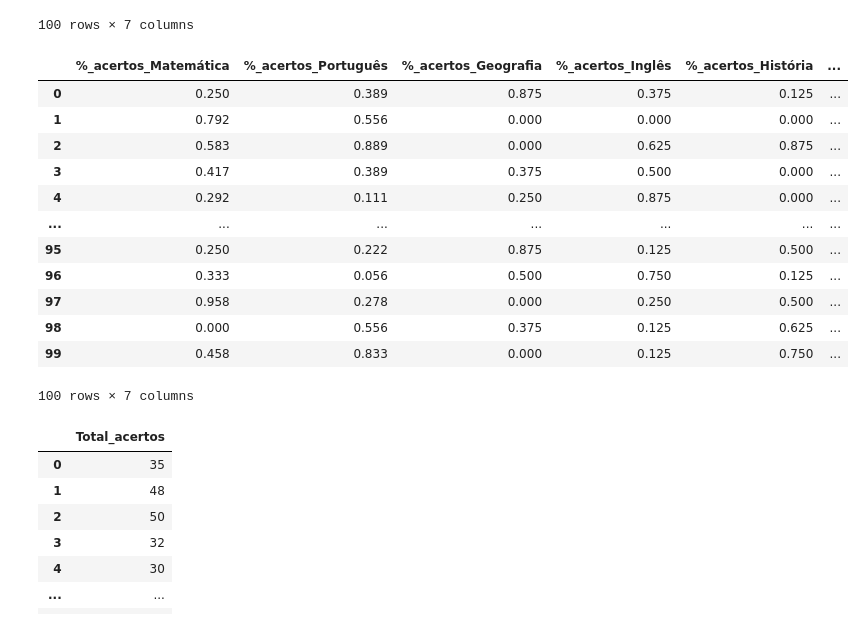
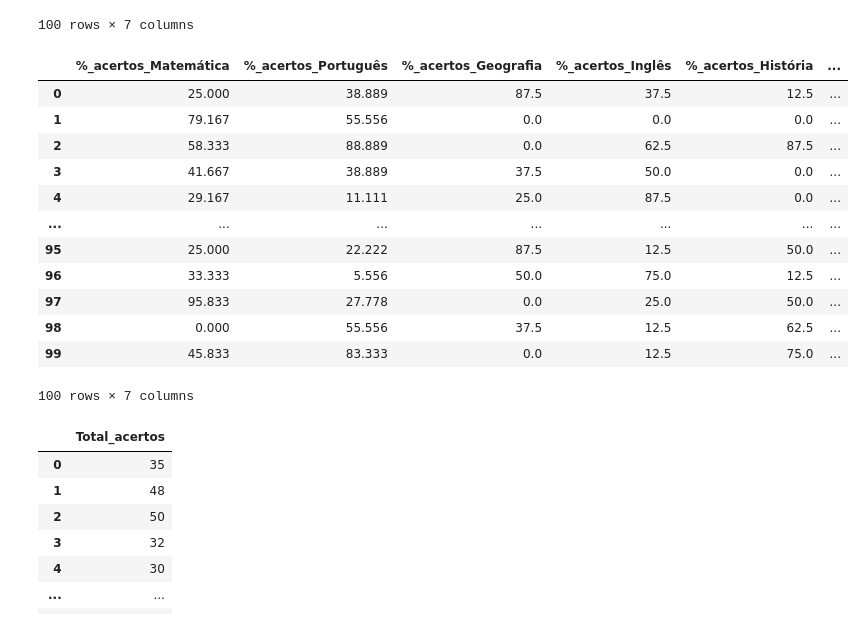
Before and after one commit to RaulFariasBatista/Atividades-python, a Jupyter notebook: Mod04Ex02.ipynb, the cells around one changed output. Saved outputs shown, nothing was run; the diff lists cells and outputs as text; code cells hidden in the pictures.

```diff
--- a/Mod04Ex02.ipynb
+++ b/Mod04Ex02.ipynb
@@ -58,30 +58,30 @@ tabela_acertos
 100 rows × 7 columns
 # %%
 # 1) Seu código aqui
-pc_mat = df_mat / 24
-pc_por = df_por / 18
-pc_geo = df_geo /  8
-pc_ing = df_ing /  8
-pc_his = df_his /  8
-pc_fis = df_fis /  8
-pc_qui = df_qui /  8
+pc_mat = df_mat / 24*100
+pc_por = df_por / 18*100
+pc_geo = df_geo /  8*100
+pc_ing = df_ing /  8*100
+pc_his = df_his /  8*100
+pc_fis = df_fis /  8*100
+pc_qui = df_qui /  8*100
 tabela_porcentagem = round(pd.concat([pc_mat, pc_por, pc_geo, pc_ing, pc_his, pc_fis, pc_qui], axis=1),3)
 tabela_porcentagem.columns = ['%_acertos_Matemática', '%_acertos_Português', '%_acertos_Geografia',
                               '%_acertos_Inglês', '%_acertos_História', '%_acertos_Física', '%_acertos_Química']
 tabela_porcentagem
 # %% [output]
 |  | %_acertos_Matemática | %_acertos_Português | %_acertos_Geografia | %_acertos_Inglês | %_acertos_História | ... |
-| 0 | 0.250 | 0.389 | 0.875 | 0.375 | 0.125 | ... |
-| 1 | 0.792 | 0.556 | 0.000 | 0.000 | 0.000 | ... |
-| 2 | 0.583 | 0.889 | 0.000 | 0.625 | 0.875 | ... |
-| 3 | 0.417 | 0.389 | 0.375 | 0.500 | 0.000 | ... |
-| 4 | 0.292 | 0.111 | 0.250 | 0.875 | 0.000 | ... |
+| 0 | 25.000 | 38.889 | 87.5 | 37.5 | 12.5 | ... |
+| 1 | 79.167 | 55.556 | 0.0 | 0.0 | 0.0 | ... |
+| 2 | 58.333 | 88.889 | 0.0 | 62.5 | 87.5 | ... |
+| 3 | 41.667 | 38.889 | 37.5 | 50.0 | 0.0 | ... |
+| 4 | 29.167 | 11.111 | 25.0 | 87.5 | 0.0 | ... |
 | ... | ... | ... | ... | ... | ... | ... |
-| 95 | 0.250 | 0.222 | 0.875 | 0.125 | 0.500 | ... |
-| 96 | 0.333 | 0.056 | 0.500 | 0.750 | 0.125 | ... |
-| 97 | 0.958 | 0.278 | 0.000 | 0.250 | 0.500 | ... |
-| 98 | 0.000 | 0.556 | 0.375 | 0.125 | 0.625 | ... |
-| 99 | 0.458 | 0.833 | 0.000 | 0.125 | 0.750 | ... |
+| 95 | 25.000 | 22.222 | 87.5 | 12.5 | 50.0 | ... |
+| 96 | 33.333 | 5.556 | 50.0 | 75.0 | 12.5 | ... |
+| 97 | 95.833 | 27.778 | 0.0 | 25.0 | 50.0 | ... |
+| 98 | 0.000 | 55.556 | 37.5 | 12.5 | 62.5 | ... |
+| 99 | 45.833 | 83.333 | 0.0 | 12.5 | 75.0 | ... |
 100 rows × 7 columns
 # %%
 # 2) Seu código aqui
```
Also changed, not shown: parts of 1 cell of this notebook.
